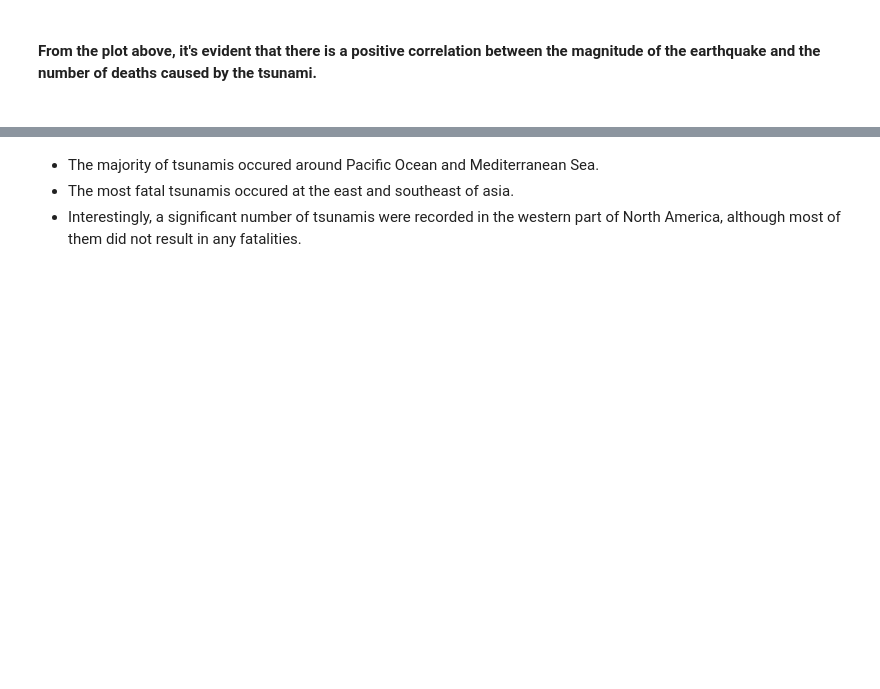
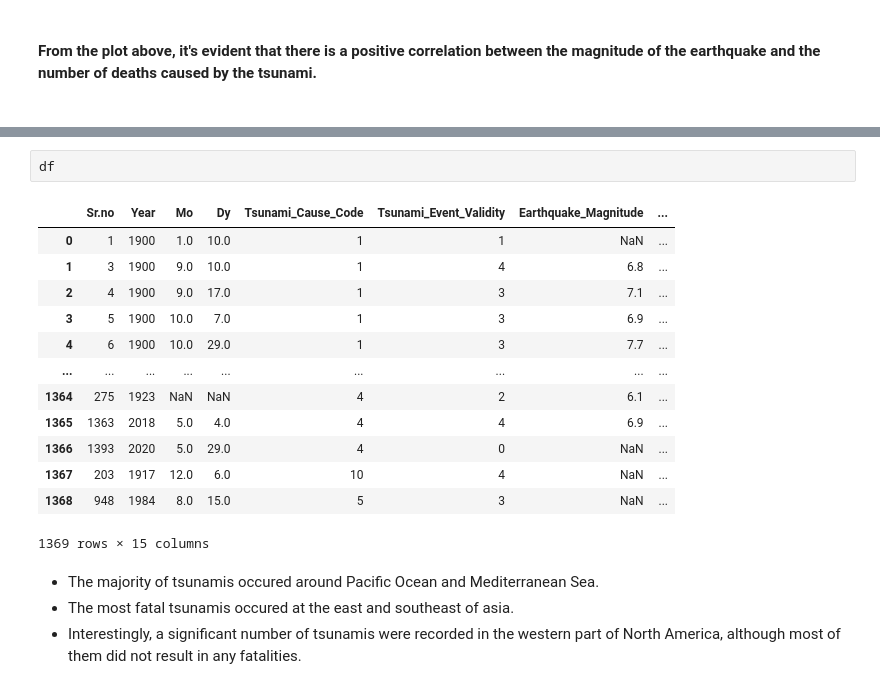
Before and after one commit to Mobrant/Tsunami, a Jupyter notebook: Tsunami analysis.ipynb, the cells around one changed output, grey strips where cells are left out. Drawn from its saved outputs; the diff is of its cells as text; blank space fills up the shorter version.

```diff
--- a/Tsunami analysis.ipynb
+++ b/Tsunami analysis.ipynb
@@ -456,3 +503,19 @@ fig.show()
+# %%
+df
+# %% [output]
+|  | Sr.no | Year | Mo | Dy | Tsunami_Cause_Code | Tsunami_Event_Validity | Earthquake_Magnitude | ... |
+| 0 | 1 | 1900 | 1.0 | 10.0 | 1 | 1 | NaN | ... |
+| 1 | 3 | 1900 | 9.0 | 10.0 | 1 | 4 | 6.8 | ... |
+| 2 | 4 | 1900 | 9.0 | 17.0 | 1 | 3 | 7.1 | ... |
+| 3 | 5 | 1900 | 10.0 | 7.0 | 1 | 3 | 6.9 | ... |
+| 4 | 6 | 1900 | 10.0 | 29.0 | 1 | 3 | 7.7 | ... |
+| ... | ... | ... | ... | ... | ... | ... | ... | ... |
+| 1364 | 275 | 1923 | NaN | NaN | 4 | 2 | 6.1 | ... |
+| 1365 | 1363 | 2018 | 5.0 | 4.0 | 4 | 4 | 6.9 | ... |
+| 1366 | 1393 | 2020 | 5.0 | 29.0 | 4 | 0 | NaN | ... |
+| 1367 | 203 | 1917 | 12.0 | 6.0 | 10 | 4 | NaN | ... |
+| 1368 | 948 | 1984 | 8.0 | 15.0 | 5 | 3 | NaN | ... |
+1369 rows × 15 columns
 # %% [markdown]
 * The majority of tsunamis occured around Pacific Ocean and Mediterranean Sea.
 * The most fatal tsunamis occured at the east and southeast of asia.
```
Also changed, not shown: parts of 10 cells of this notebook.
